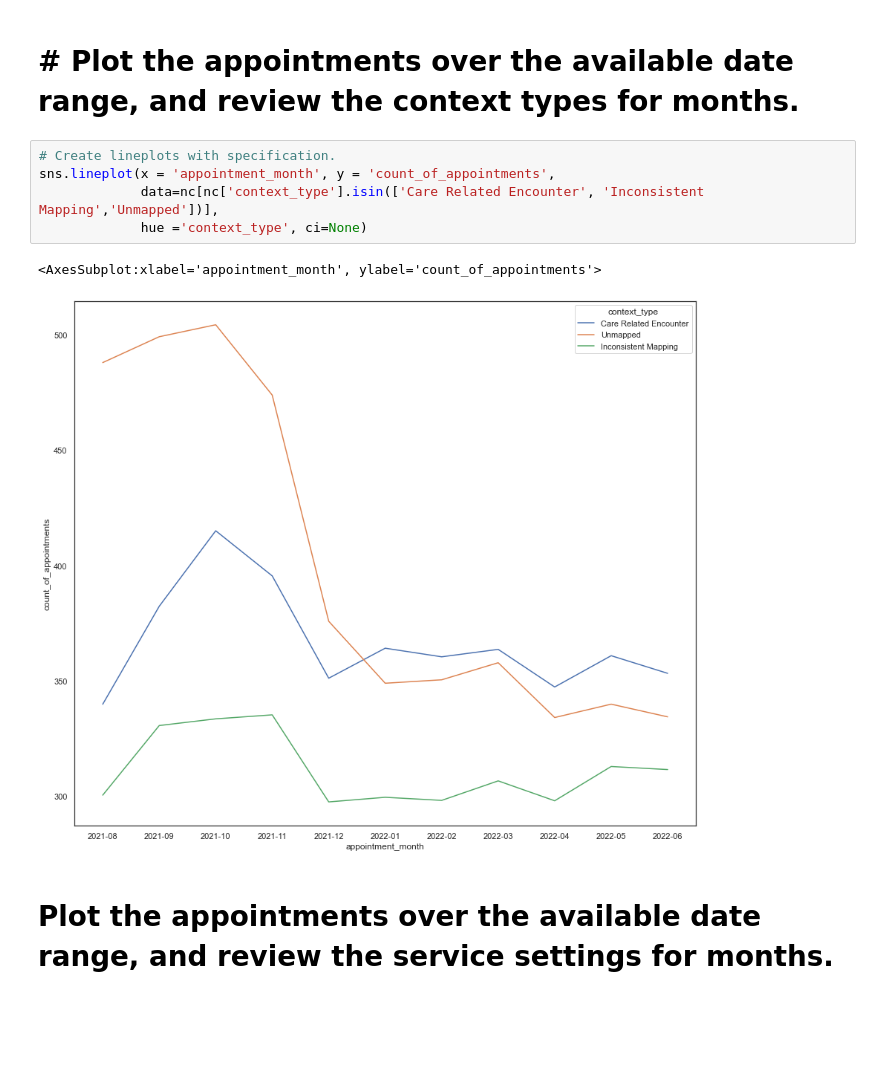
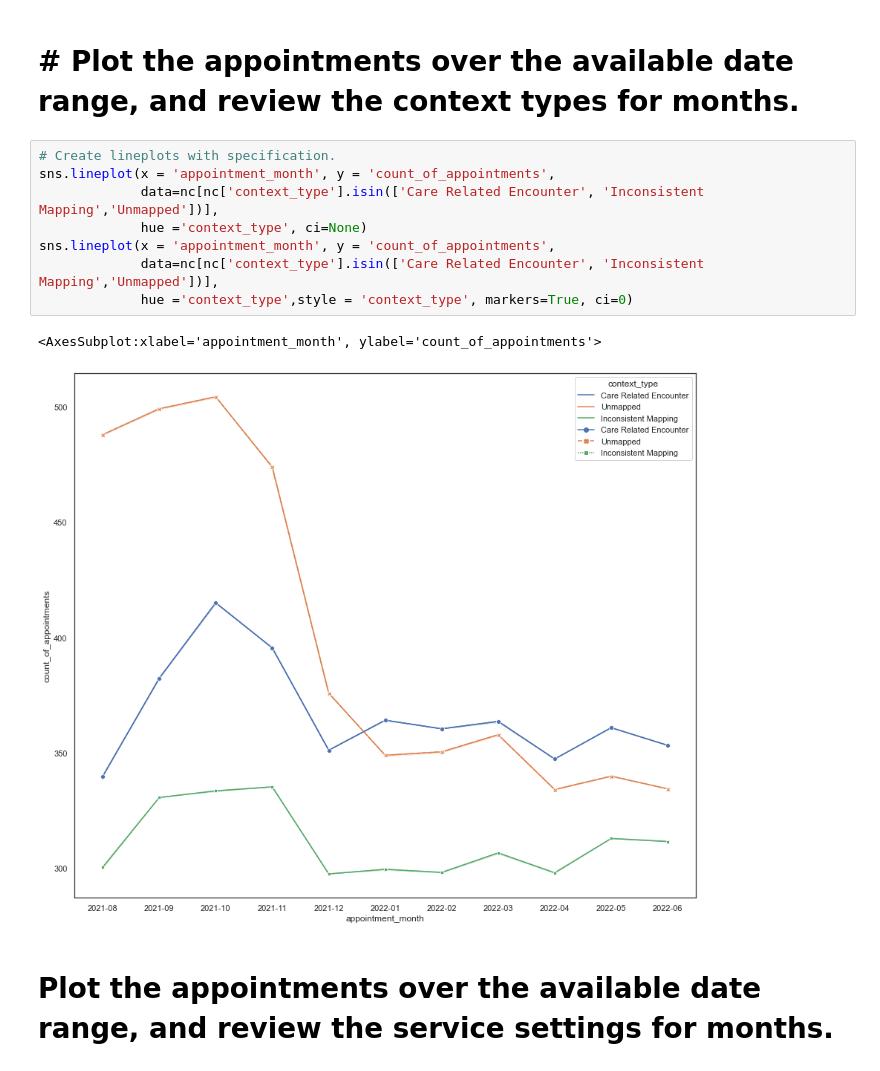
Before and after one commit to 04yash/LSE_DA_NHS_analysis., a Jupyter notebook: week 4 assignment.ipynb, the cells around one changed output. Drawn from its saved outputs; the diff is of its cells as text; blank space fills up the shorter version.

```diff
--- a/week 4 assignment.ipynb
+++ b/week 4 assignment.ipynb
@@ -37,11 +37,14 @@ sns.lineplot(x='context_type', y='appointment_month', data=nc, ci=None)
 # %%
 # Create lineplots with specification.
 sns.lineplot(x = 'appointment_month', y = 'count_of_appointments',
              data=nc[nc['context_type'].isin(['Care Related Encounter', 'Inconsistent Mapping','Unmapped'])],
              hue ='context_type', ci=None)
+sns.lineplot(x = 'appointment_month', y = 'count_of_appointments',
+             data=nc[nc['context_type'].isin(['Care Related Encounter', 'Inconsistent Mapping','Unmapped'])],
+             hue ='context_type',style = 'context_type', markers=True, ci=0)
 # %% [output]
 <AxesSubplot:xlabel='appointment_month', ylabel='count_of_appointments'>
-[figure, old version]
+[figure, new version]
 # %% [markdown]
 # Plot the appointments over the available date range, and review the service settings for months.
 # %%
```
Also changed, not shown: parts of 5 cells of this notebook.
